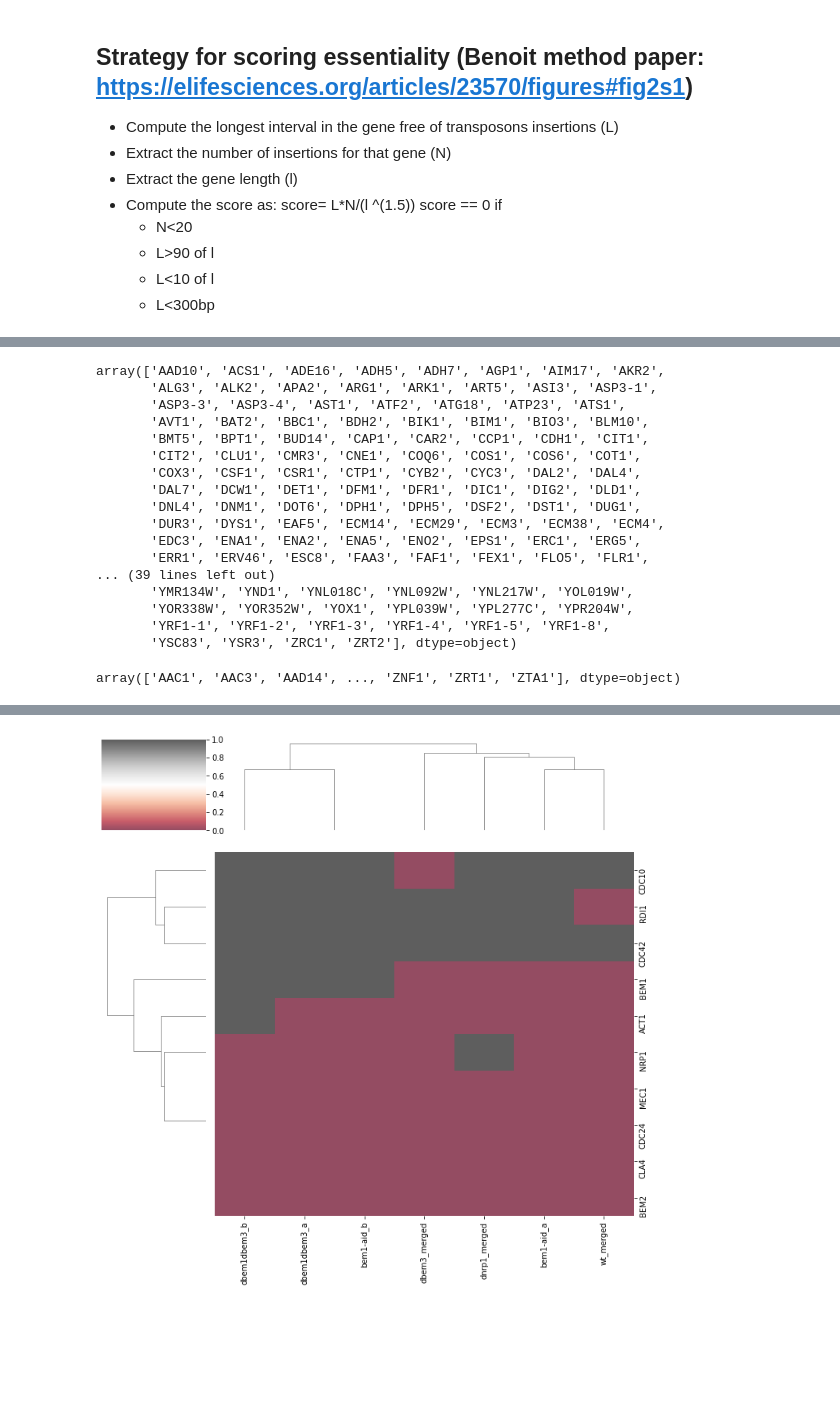
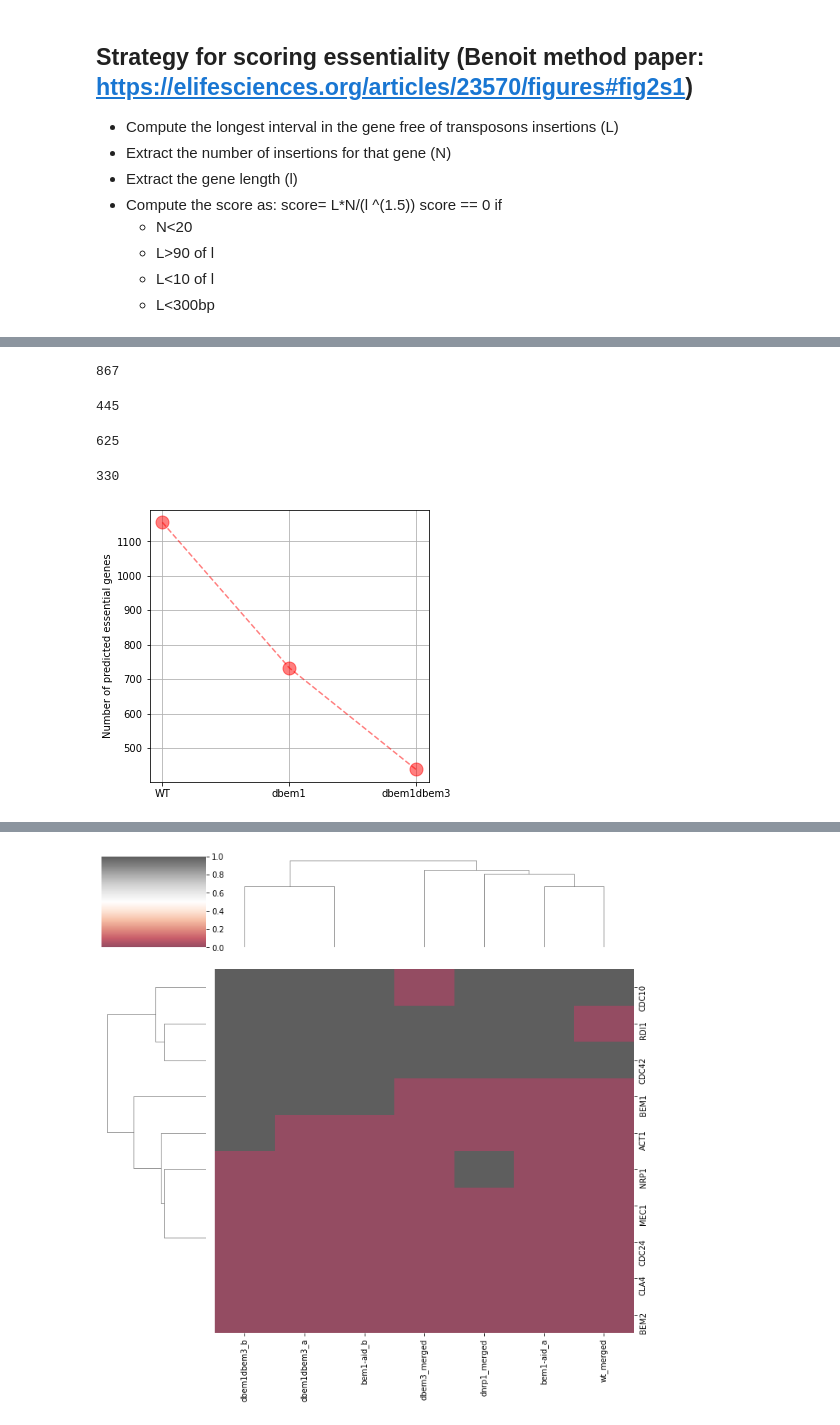
Before and after one commit to SATAY-LL/comparative-analysis-among-strains, a Jupyter notebook: src/scores_essentiality_from_Benoit_paper.ipynb, the cells around one changed output, grey strips where cells are left out. Cells and saved outputs as stored; diff of their text form; code cells hidden in the pictures; blank space fills up the shorter version.

```diff
--- a/src/scores_essentiality_from_Benoit_paper.ipynb
+++ b/src/scores_essentiality_from_Benoit_paper.ipynb
@@ -112,0 +111,7 @@ diff_bem1_wt=np.setdiff1d(predicted_essentials_bem1,predicted_essentials_wt)
+# %%
+a_wt=scores_all_pd.loc["wt_merged","value"]
+a_bem1=scores_all_pd.loc["bem1-aid_a","value"]
+a_bem1_bem3=scores_all_pd.loc["dbem1dbem3_a","value"]
+predicted_essentials_wt=a_wt[a_wt>np.max(a_wt)/3].index
+predicted_essentials_bem1=a_bem1[a_bem1>np.max(a_bem1)/3].index
+predicted_essentials_bem1_bem3=a_bem1_bem3[a_bem1_bem3>np.max(a_bem1_bem3)/3].index
@@ -113,27 +127,34 @@ diff_bem1_wt=np.setdiff1d(predicted_essentials_bem1,predicted_essentials_wt)
 # %%
-diff_wt_bem1 # essential genes from WT that are not in bem1(conserved essentials)
+len(diff_wt_bem1) # essential genes from WT that are not in bem1(lost essentials)
 # %% [output]
-array(['AAD10', 'ACS1', 'ADE16', 'ADH5', 'ADH7', 'AGP1', 'AIM17', 'AKR2',
-       'ALG3', 'ALK2', 'APA2', 'ARG1', 'ARK1', 'ART5', 'ASI3', 'ASP3-1',
-       'ASP3-3', 'ASP3-4', 'AST1', 'ATF2', 'ATG18', 'ATP23', 'ATS1',
-       'AVT1', 'BAT2', 'BBC1', 'BDH2', 'BIK1', 'BIM1', 'BIO3', 'BLM10',
-       'BMT5', 'BPT1', 'BUD14', 'CAP1', 'CAR2', 'CCP1', 'CDH1', 'CIT1',
-       'CIT2', 'CLU1', 'CMR3', 'CNE1', 'COQ6', 'COS1', 'COS6', 'COT1',
-       'COX3', 'CSF1', 'CSR1', 'CTP1', 'CYB2', 'CYC3', 'DAL2', 'DAL4',
-       'DAL7', 'DCW1', 'DET1', 'DFM1', 'DFR1', 'DIC1', 'DIG2', 'DLD1',
-       'DNL4', 'DNM1', 'DOT6', 'DPH1', 'DPH5', 'DSF2', 'DST1', 'DUG1',
-       'DUR3', 'DYS1', 'EAF5', 'ECM14', 'ECM29', 'ECM3', 'ECM38', 'ECM4',
-       'EDC3', 'ENA1', 'ENA2', 'ENA5', 'ENO2', 'EPS1', 'ERC1', 'ERG5',
-       'ERR1', 'ERV46', 'ESC8', 'FAA3', 'FAF1', 'FEX1', 'FLO5', 'FLR1',
-... (39 lines left out)
-       'YMR134W', 'YND1', 'YNL018C', 'YNL092W', 'YNL217W', 'YOL019W',
-       'YOR338W', 'YOR352W', 'YOX1', 'YPL039W', 'YPL277C', 'YPR204W',
-       'YRF1-1', 'YRF1-2', 'YRF1-3', 'YRF1-4', 'YRF1-5', 'YRF1-8',
-       'YSC83', 'YSR3', 'ZRC1', 'ZRT2'], dtype=object)
+867
 # %%
-diff_bem1_wt # essential genes from bem1 that are not in WT (gained essentials)
+len(diff_bem1_wt) # essential genes from bem1 that are not in WT (gained essentials)
 # %% [output]
-array(['AAC1', 'AAC3', 'AAD14', ..., 'ZNF1', 'ZRT1', 'ZTA1'], dtype=object)
+445
+# %%
+len(diff_bem1_bem1_bem3) # essential genes from bem1 that are not in dbem1dbem3 (lost essentials in dbem1dbem3 background)
+# %% [output]
+625
+# %%
+len(diff_bem1_bem3_bem1) # essential genes from dbem1dbem3 that are not in bem1 (gained essentials in dbem1dbem3 background)
+# %% [output]
+330
+# %%
+## Plot of how essential genes vary across backgrounds
+fig, ax = plt.subplots(nrows=1, ncols=1, figsize=(5,5))
+values=[len(predicted_essentials_wt),len(predicted_essentials_bem1),
+len(predicted_essentials_bem1_bem3)]
+
+labels=["WT","dbem1","dbem1dbem3"]
+
+plt.plot(labels,values,"ro--",alpha=0.5,markersize=13)
+plt.ylabel("Number of predicted essential genes")
+plt.grid()
+
+fig.savefig("../figures/fig_number_of_essential_genes_varying_backgrounds.png",dpi=300)
+# %% [output]
+[figure, added]
 # %%
 fig, ax = plt.subplots(nrows=1, ncols=len(backgrounds), figsize=(25, 5))
 cm = plt.cm.get_cmap('RdYlBu_r')
```
Also changed, not shown: parts of 18 cells of this notebook, 16 other files.
